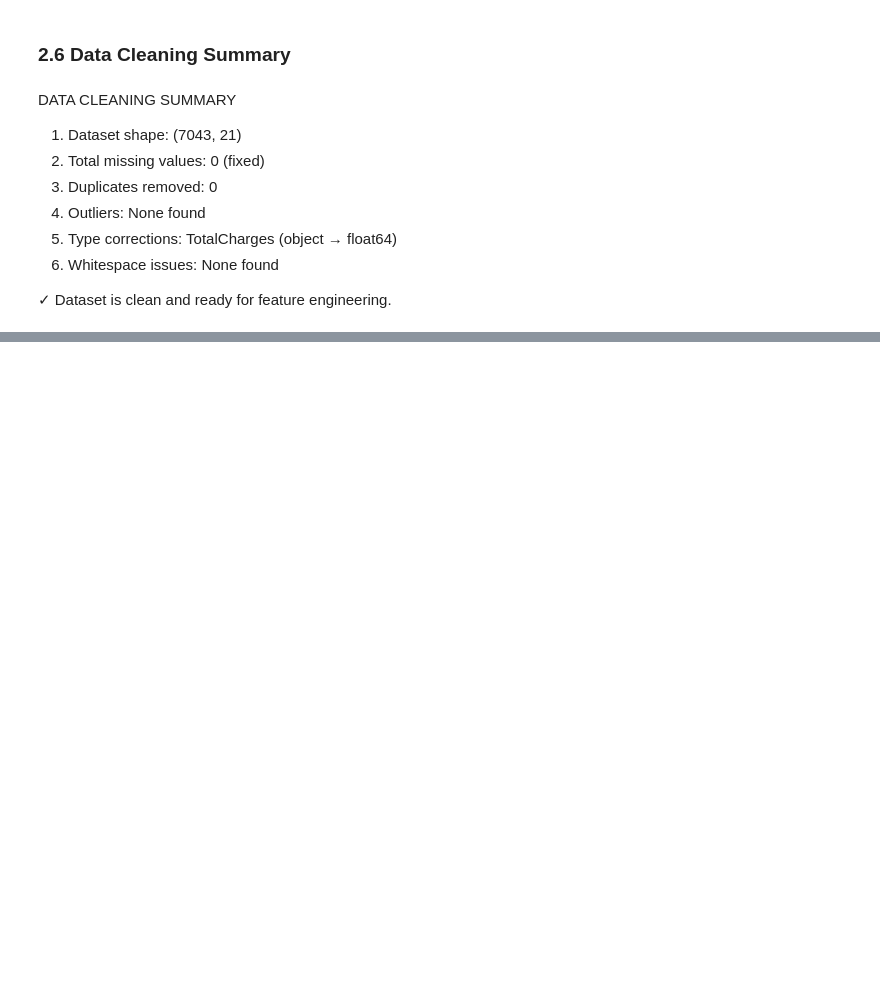
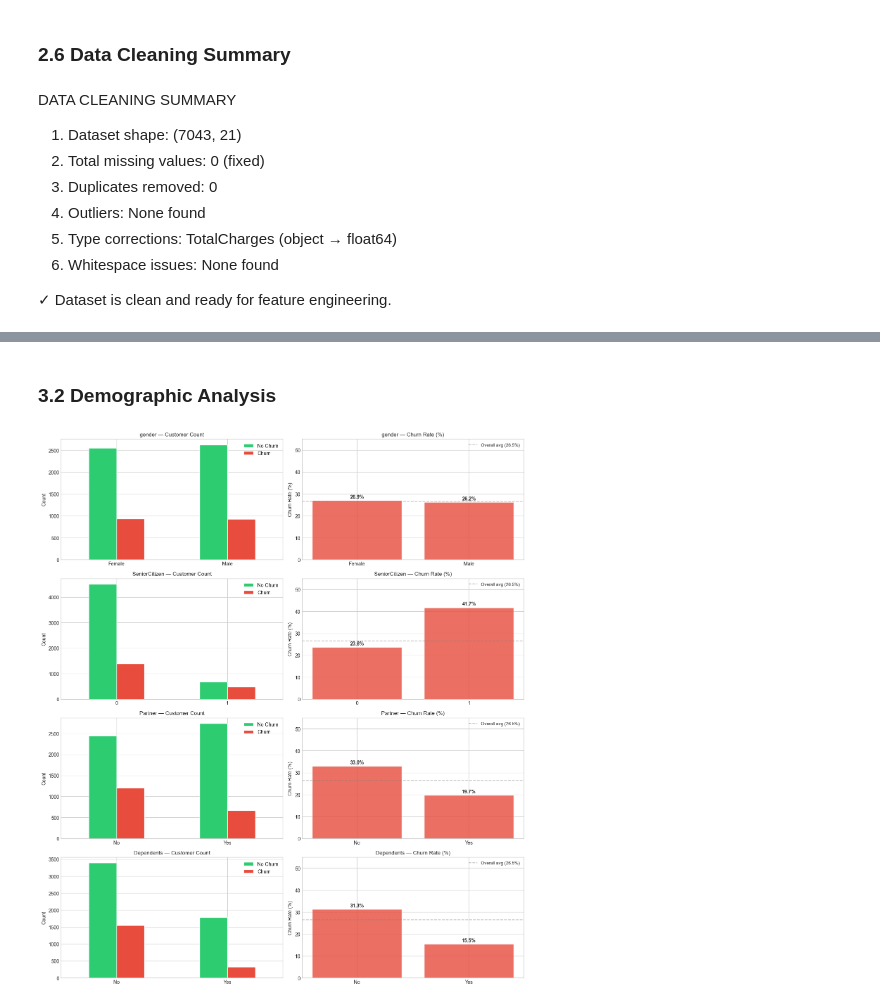
Before and after one commit to mariamTsintsadze/telecom-customer-churn-prediction, a Jupyter notebook: Telco_Customer_Churn_Analysis.ipynb, the cells around one changed output, grey strips where cells are left out. Cells and saved outputs as stored; diff of their text form; code cells hidden in the pictures; blank space fills up the shorter version.

Commit message:
Add exploratory data analysis and statistical validation

```diff
--- a/Telco_Customer_Churn_Analysis.ipynb
+++ b/Telco_Customer_Churn_Analysis.ipynb
@@ -396,0 +429,38 @@ DATA CLEANING SUMMARY
+# %% [markdown]
+### 3.2 Demographic Analysis
+# %%
+fig, axes = plt.subplots(4, 2, figsize=(14, 16))
+
+demo_cols = ['gender', 'SeniorCitizen', 'Partner', 'Dependents']
+
+for idx, col in enumerate(demo_cols):
+    # Left: Count distribution
+    ax_count = axes[idx, 0]
+    counts = df.groupby([col, 'Churn']).size().unstack(fill_value=0)
+    counts.plot(kind='bar', ax=ax_count, color=['#2ecc71', '#e74c3c'], edgecolor='white')
+    ax_count.set_title(f'{col} — Customer Count', fontsize=11)
+    ax_count.set_ylabel('Count')
+    ax_count.set_xlabel('')
+    ax_count.legend(['No Churn', 'Churn'], loc='upper right')
+    ax_count.tick_params(axis='x', rotation=0)
+
+    # Right: Churn rate
+    ax_rate = axes[idx, 1]
+    churn_rate = df.groupby(col)['Churn'].apply(lambda x: (x=='Yes').mean()*100)
+    bars = ax_rate.bar(range(len(churn_rate)), churn_rate.values,
+                       color='#e74c3c', edgecolor='white', alpha=0.8)
+    ax_rate.set_xticks(range(len(churn_rate)))
+    ax_rate.set_xticklabels(churn_rate.index)
+    ax_rate.set_title(f'{col} — Churn Rate (%)', fontsize=11)
+    ax_rate.set_ylabel('Churn Rate (%)')
+    ax_rate.set_ylim(0, 55)
+    ax_rate.axhline(y=26.5, color='gray', linestyle='--', alpha=0.5, label='Overall avg (26.5%)')
+    ax_rate.legend(fontsize=9)
+    for j, v in enumerate(churn_rate.values):
+        ax_rate.text(j, v + 1, f'{v:.1f}%', ha='center', fontsize=10, fontweight='bold')
+
+plt.tight_layout()
+plt.savefig('demographic_analysis.png', dpi=150, bbox_inches='tight')
+plt.show()
+# %% [output]
+[figure, added]
```
Also changed, not shown: parts of 16 cells of this notebook.
